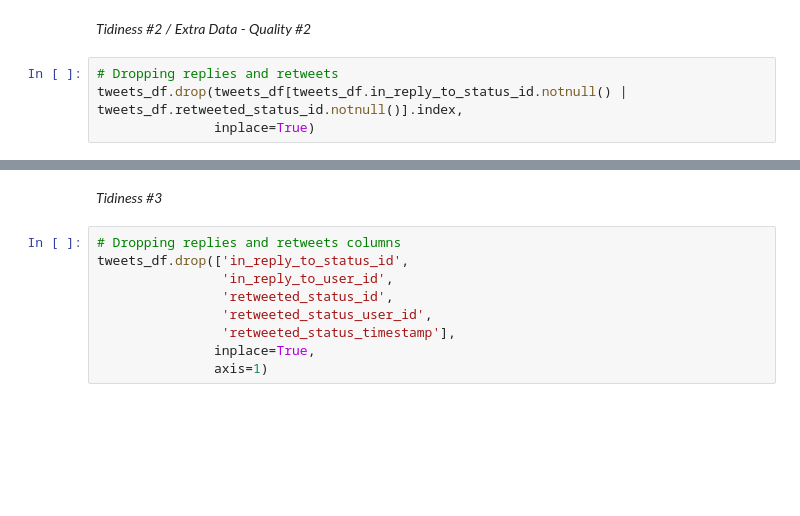
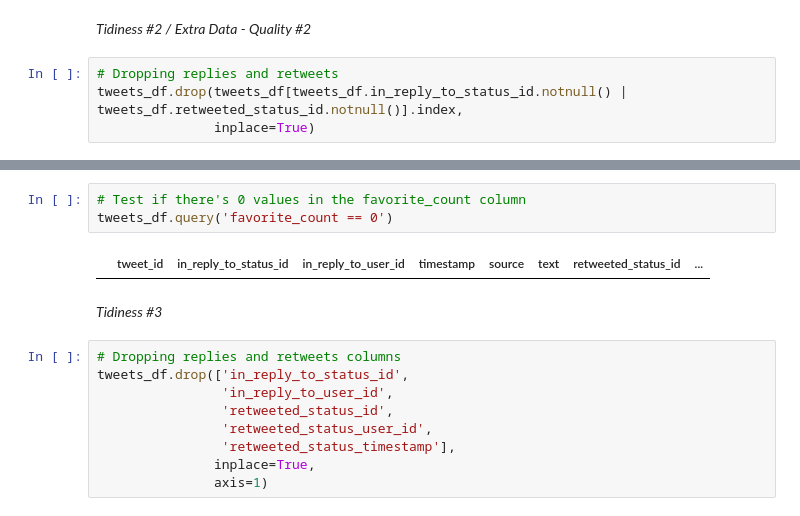
Before and after one commit to Nevesgmd/WeRateDogs-twitter-analysis, a Jupyter notebook: wrangle_act.ipynb, the cells around one changed output, grey strips where cells are left out. Drawn from its saved outputs; the diff is of its cells as text; blank space fills up the shorter version.

```diff
--- a/wrangle_act.ipynb
+++ b/wrangle_act.ipynb
@@ -661,3 +678,8 @@ tweets_df.drop(tweets_df[tweets_df.in_reply_to_status_id.notnull() | tweets_df.r
+# %%
+# Test if there's 0 values in the favorite_count column
+tweets_df.query('favorite_count == 0')
+# %% [output]
+|  | tweet_id | in_reply_to_status_id | in_reply_to_user_id | timestamp | source | text | retweeted_status_id | ... |
 # %% [markdown]
 *Tidiness #3*
 # %%
```
Also changed, not shown: parts of 21 cells of this notebook.
